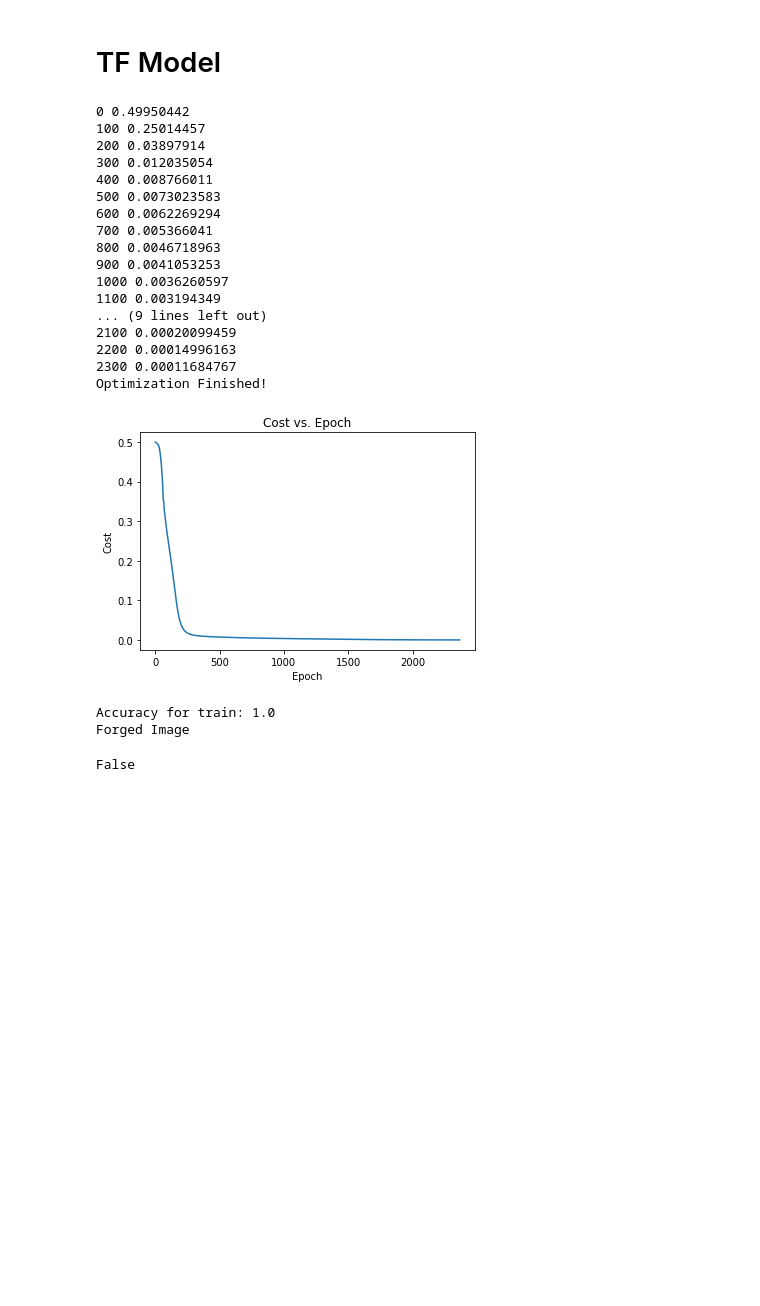
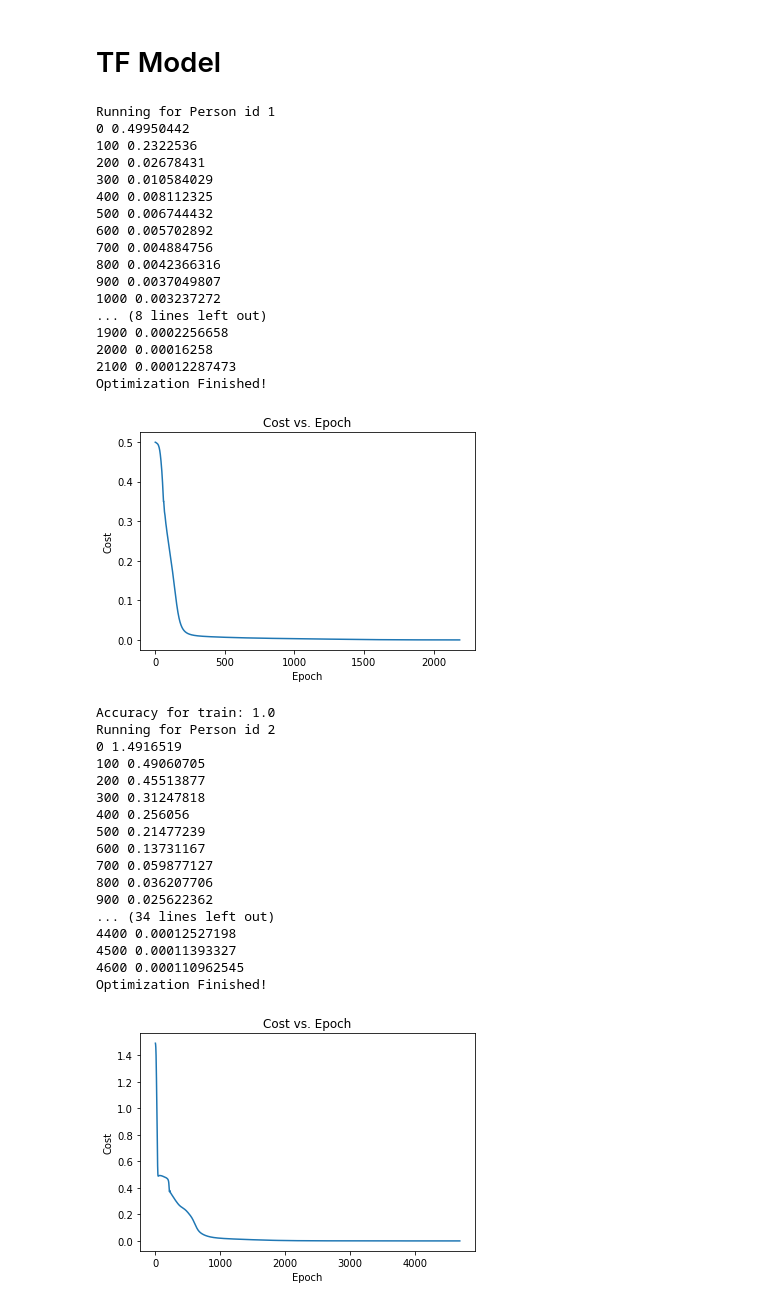
Before and after one commit to arpitbohara/SigVerifyML, a Jupyter notebook: SignatureVerificatinSystem.ipynb, the cells around one changed output. Drawn from its saved outputs; the diff is of its cells as text; code cells hidden in the pictures; blank space fills up the shorter version.

```diff
--- a/SignatureVerificatinSystem.ipynb
+++ b/SignatureVerificatinSystem.ipynb
@@ -246,7 +244,7 @@ def readCSV(train_path, test_path, type2=False):
 
 tf.reset_default_graph()
 # Parameters
-learning_rate = 0.0009
+learning_rate = 0.001
 training_epochs = 10000
 display_step = 1
 
@@ -346,7 +344,6 @@ def evaluate(train_path, test_path, type2=False):
 
         if type2 is False:
             accuracy2 =  accuracy.eval({X: test_input, Y: corr_test})
-            print("Accuracy for test:", accuracy2)
 
             return accuracy1, accuracy2
 
@@ -360,7 +357,7 @@ def evaluate(train_path, test_path, type2=False):
                 return False
 
 
-def trainAndTest(rate=0.0009, epochs=10000, neurons=7, display=False):
+def trainAndTest(rate=0.001, epochs=10000, neurons=7, display=False):
     start = time()
 
     # Parameters
@@ -391,28 +388,3 @@ def trainAndTest(rate=0.0009, epochs=10000, neurons=7, display=False):
     return train_avg/n, test_avg/n, (time()-start)/n
 
 # trainAndTest(display=True)
-
-
-evaluate(train_path, test_path, type2=True)
-# %% [output]
-0 0.49950442
-100 0.25014457
-200 0.03897914
-300 0.012035054
-400 0.008766011
-500 0.0073023583
-600 0.0062269294
-700 0.005366041
-800 0.0046718963
-900 0.0041053253
-1000 0.0036260597
-1100 0.003194349
-... (9 lines left out)
-2100 0.00020099459
-2200 0.00014996163
-2300 0.00011684767
-Optimization Finished!
-[figure, removed]
-Accuracy for train: 1.0
-Forged Image
-False
@@ -418,0 +393,39 @@ False
+# %%
+trainAndTest(display=True)
+# %% [output]
+Running for Person id 1
+0 0.49950442
+100 0.2322536
+200 0.02678431
+300 0.010584029
+400 0.008112325
+500 0.006744432
+600 0.005702892
+700 0.004884756
+800 0.0042366316
+900 0.0037049807
+1000 0.003237272
+... (8 lines left out)
+1900 0.0002256658
+2000 0.00016258
+2100 0.00012287473
+Optimization Finished!
+[figure, added]
+Accuracy for train: 1.0
+Running for Person id 2
+0 1.4916519
+100 0.49060705
+200 0.45513877
+300 0.31247818
+400 0.256056
+500 0.21477239
+600 0.13731167
+700 0.059877127
+800 0.036207706
+900 0.025622362
+... (34 lines left out)
+4400 0.00012527198
+4500 0.00011393327
+4600 0.000110962545
+Optimization Finished!
+[figure, added]
```
Also changed, not shown: parts of 5 cells of this notebook, 7 other files.
